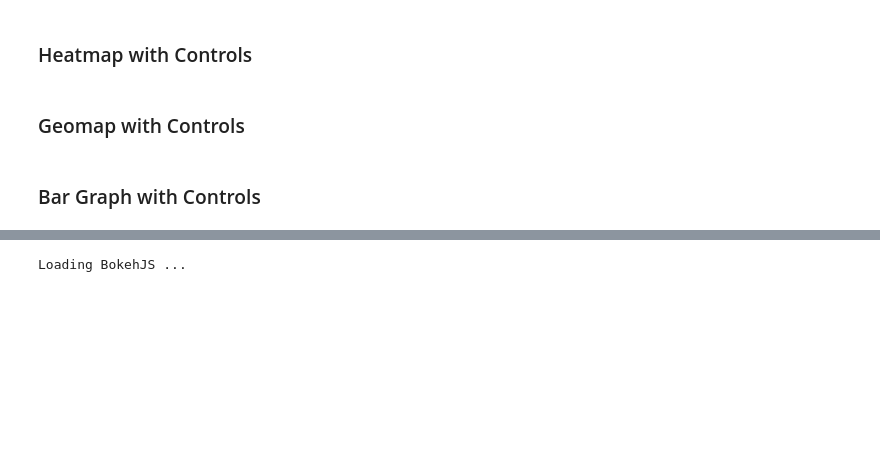
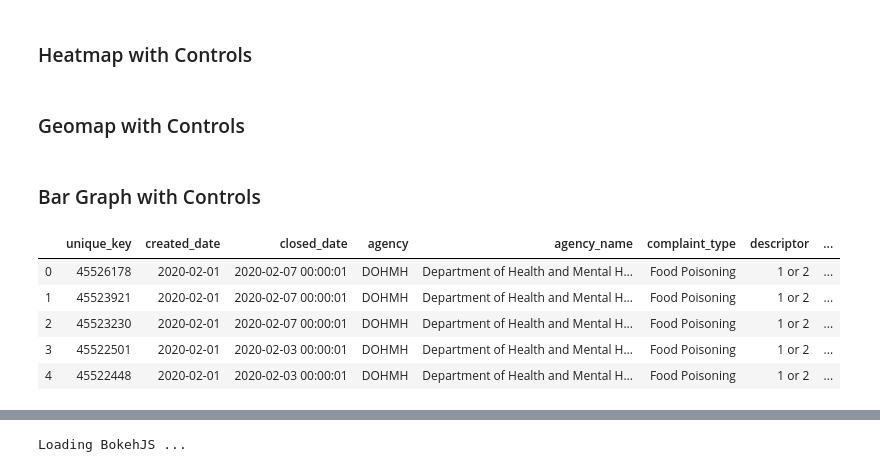
Before and after one commit to christinejiang11/personal_projects, a Jupyter notebook: NYC_311_Calls/NYC_311_Calls.ipynb, the cells around one changed output, grey strips where cells are left out. Drawn from its saved outputs; the diff is of its cells as text; code cells hidden in the pictures; blank space fills up the shorter version.

```diff
--- a/NYC_311_Calls/NYC_311_Calls.ipynb
+++ b/NYC_311_Calls/NYC_311_Calls.ipynb
@@ -449,0 +507,9 @@ def bargraph_tab(nyc_311_calls):
+# %%
+nyc_311_calls.head()
+# %% [output]
+|  | unique_key | created_date | closed_date | agency | agency_name | complaint_type | descriptor | ... |
+| 0 | 45526178 | 2020-02-01 | 2020-02-07 00:00:01 | DOHMH | Department of Health and Mental H... | Food Poisoning | 1 or 2 | ... |
+| 1 | 45523921 | 2020-02-01 | 2020-02-07 00:00:01 | DOHMH | Department of Health and Mental H... | Food Poisoning | 1 or 2 | ... |
+| 2 | 45523230 | 2020-02-01 | 2020-02-07 00:00:01 | DOHMH | Department of Health and Mental H... | Food Poisoning | 1 or 2 | ... |
+| 3 | 45522501 | 2020-02-01 | 2020-02-03 00:00:01 | DOHMH | Department of Health and Mental H... | Food Poisoning | 1 or 2 | ... |
+| 4 | 45522448 | 2020-02-01 | 2020-02-03 00:00:01 | DOHMH | Department of Health and Mental H... | Food Poisoning | 1 or 2 | ... |
```
Also changed, not shown: parts of 4 cells of this notebook.
